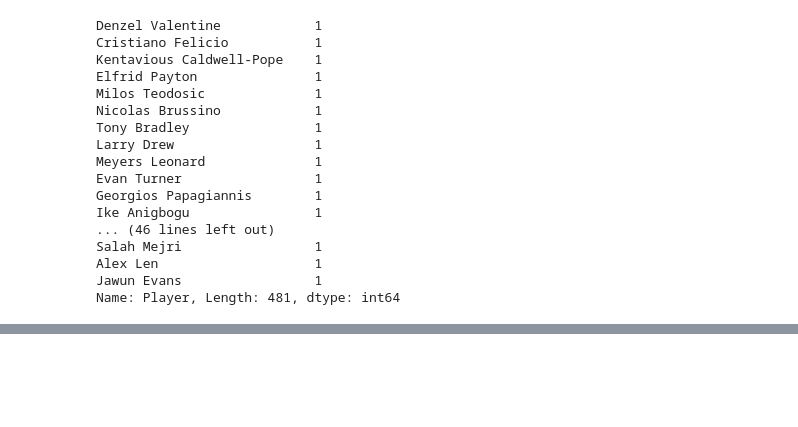
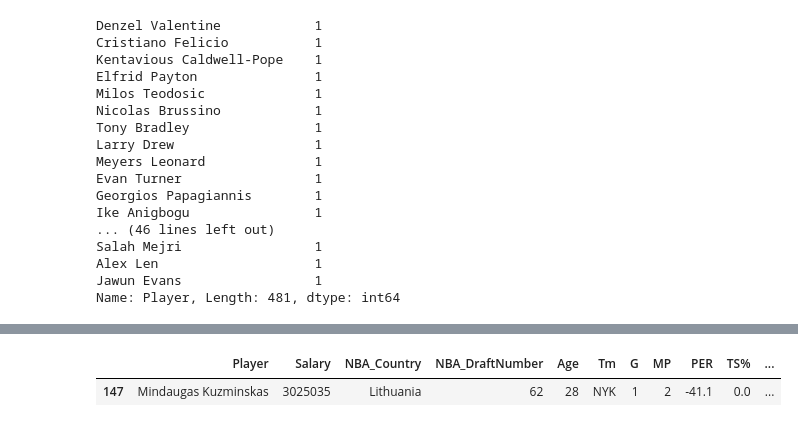
Before and after one commit to JuanImbachi/DataAnalytics_FinalProject, a Jupyter notebook: Carvajal_Imbachí_ProyectoFinal_AnalíticaDeDatos.ipynb, the cells around one changed output, grey strips where cells are left out. Cells and saved outputs as stored; diff of their text form; code cells hidden in the pictures; blank space fills up the shorter version.

```diff
--- a/Carvajal_Imbachí_ProyectoFinal_AnalíticaDeDatos.ipynb
+++ b/Carvajal_Imbachí_ProyectoFinal_AnalíticaDeDatos.ipynb
@@ -186,0 +222,9 @@ Name: Player, Length: 481, dtype: int64
+# %%
+# Obtener registro por index
+pd.options.display.max_columns = None
+pd.options.display.max_rows = None
+data.iloc[140:141]
+data.iloc[145:146]
+# %% [output]
+|  | Player | Salary | NBA_Country | NBA_DraftNumber | Age | Tm | G | MP | PER | TS% | ... |
+| 147 | Mindaugas Kuzminskas | 3025035 | Lithuania | 62 | 28 | NYK | 1 | 2 | -41.1 | 0.0 | ... |
```
Also changed, not shown: parts of 6 cells of this notebook.
